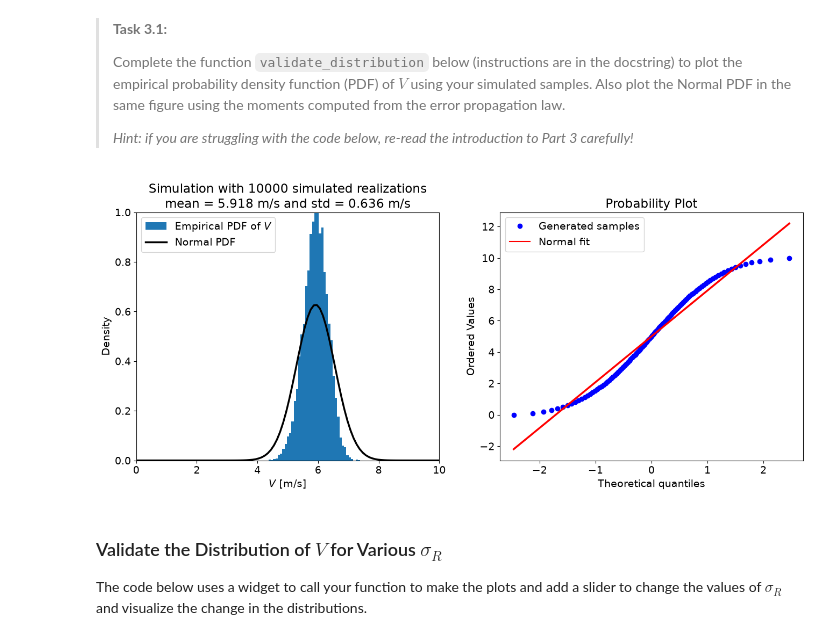
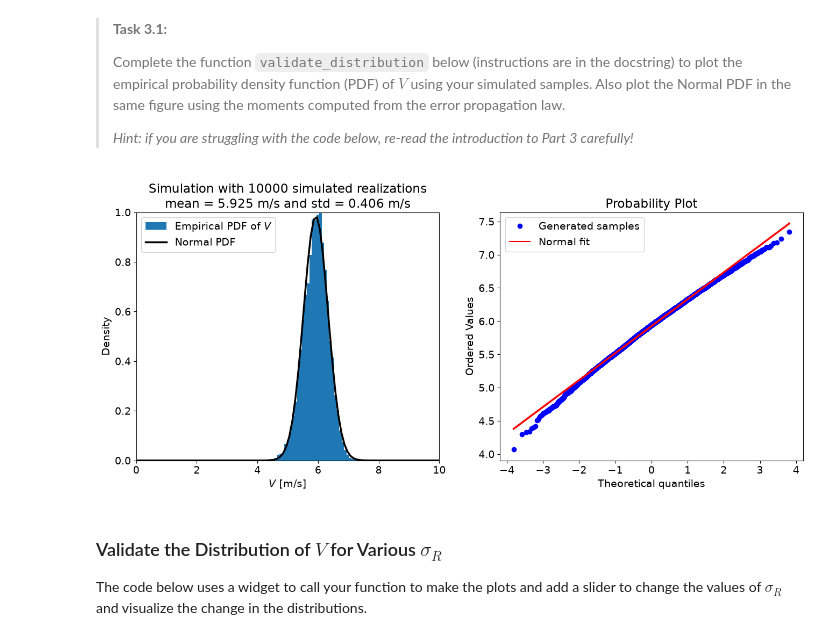
Before and after one commit to Parwiiz/WS1.6, a Jupyter notebook: pipe_dreams.ipynb, the cells around one changed output. Drawn from its saved outputs; the diff is of its cells as text; code cells hidden in the pictures.

```diff
--- a/pipe_dreams.ipynb
+++ b/pipe_dreams.ipynb
@@ -232,7 +232,7 @@ def validate_distribution(N, sigma_R, mu_R=0.5, mu_S=0.015, sigma_S=0.002, n=0.0
     # Generate a sample and compute moments
     V_samples = get_samples(N, sigma_R, mu_R=mu_R, mu_S=mu_S, sigma_S=sigma_S, n=n)
     mu_V_samples = np.mean(V_samples)
-    sigma_V_samples = np.std(V_samples)**(1/2)
+    sigma_V_samples = np.std(V_samples)
 
     # Compute moments using Taylor
     mu_V_taylor, sigma_V_taylor = moments_of_taylor_approximation(mu_R=mu_R, mu_S=mu_S, sigma_R=sigma_R, sigma_S=sigma_S,n=n)
@@ -246,34 +246,34 @@ def validate_distribution(N, sigma_R, mu_R=0.5, mu_S=0.015, sigma_S=0.002, n=0.0
                label='Empirical PDF of $V$')
 
     ax[0].plot(
         x,
         norm.pdf(x, mu_V_samples, sigma_V_samples),
         color='black',
         lw=2.5,
         label='Normal PDF'
     )
 
     ax[0].legend()
     ax[0].set_xlabel('$V$ [m/s]')
     ax[0].set_xlim(xmin, xmax)
     ax[0].set_ylim(0, 1)
     ax[0].set_ylabel('Density')
     ax[0].set_title(
         f'Simulation with {N} simulated realizations'
         + '\n'
         + f'mean = {mu_V_samples:.3f} m/s and '
         + f'std = {sigma_V_samples:.3f} m/s'
     )
 
     probplot(V_samples, dist=norm, fit=True, plot=ax[1])
 
     ax[1].legend(['Generated samples', 'Normal fit'])
     ax[1].get_lines()[1].set_linewidth(2.5)
     plt.show()
 
 validate_distribution(10000, 0.01)
 # %% [output]
-[figure, old version]
+[figure, new version]
 # %% [markdown]
 ### Validate the Distribution of $V$ for Various $\sigma_R$
 
```
Also changed, not shown: parts of 3 cells of this notebook.
